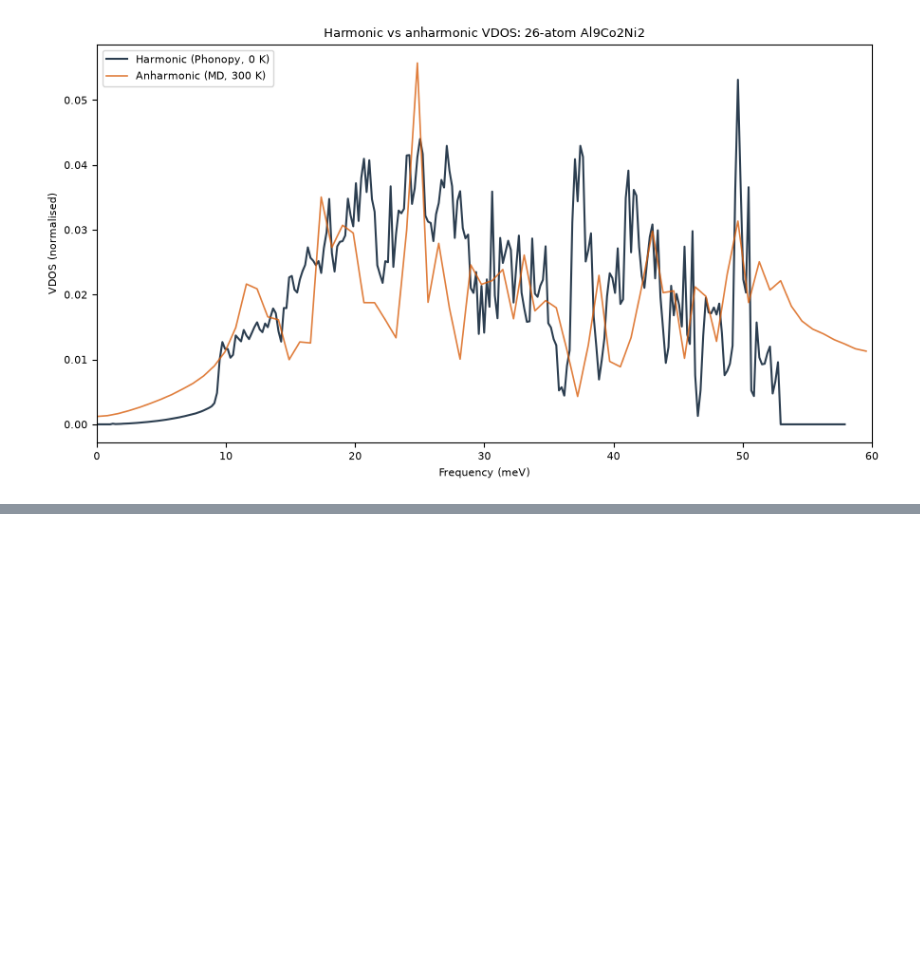
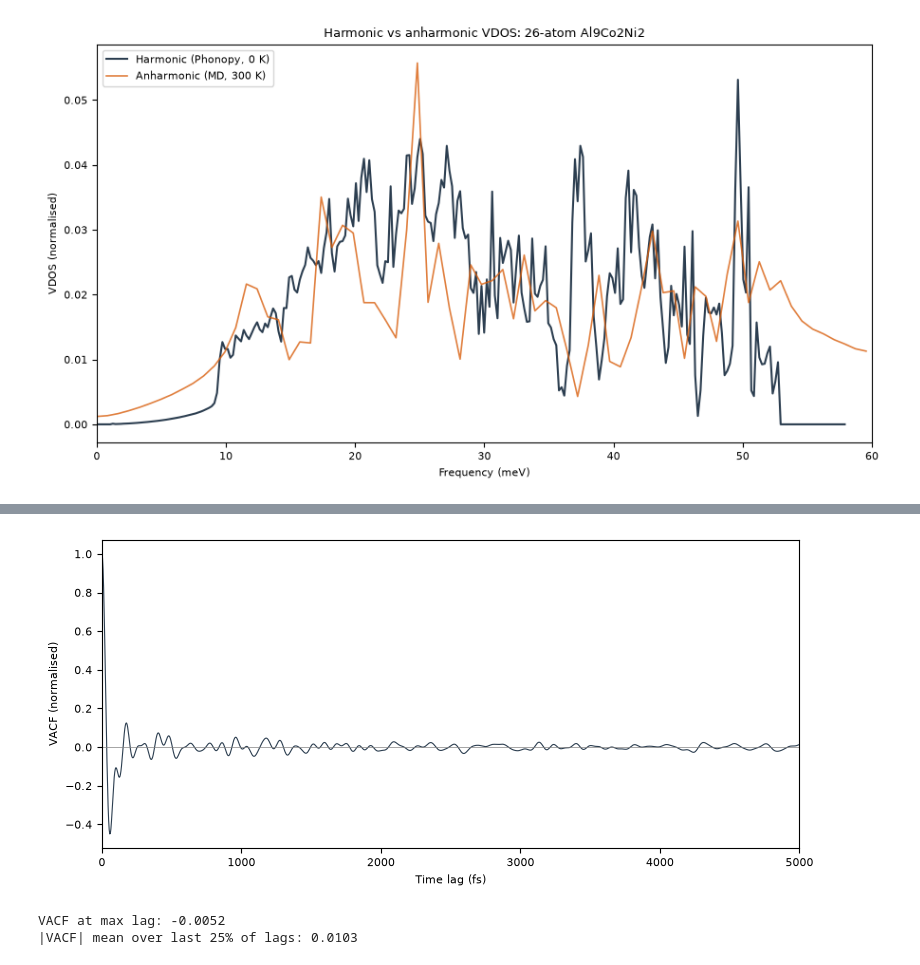
Before and after one commit to contactrameezraja/quasicrystal-mace, a Jupyter notebook: O2_MD..ipynb, the cells around one changed output, grey strips where cells are left out. Cells and saved outputs as stored; diff of their text form; code cells hidden in the pictures; blank space fills up the shorter version.

```diff
--- a/O2_MD..ipynb
+++ b/O2_MD..ipynb
@@ -202,0 +291,27 @@ plt.show()
+# %%
+from ase.md.verlet import VelocityVerlet
+import numpy as np, time
+
+dyn_v = VelocityVerlet(md_atoms, timestep)
+
+# short burn-in (already thermalised, but let it settle)
+print("NVE burn-in (1 ps)...")
+dyn_v.run(500)
+
+velocities = []
+energies = []
+sample_every = 2
+def record():
+    velocities.append(md_atoms.get_velocities().copy())
+    energies.append(md_atoms.get_total_energy())
+dyn_v.attach(record, interval=sample_every)
+
+print("NVE production storing velocities (10 ps)...")
+t0 = time.time()
+dyn_v.run(5000)
+print(f"Done in {time.time()-t0:.0f}s")
+
+velocities = np.array(velocities)
+energies = np.array(energies)
+print(f"Stored velocities: {velocities.shape}")
+print(f"Energy drift: {(energies.max()-energies.min())/len(md_atoms)*1000:.3f} meV/atom")
@@ -202,0 +547,21 @@ plt.show()
+# %%
+vacf = np.zeros(max_lag)
+for lag in range(max_lag):
+    dots = np.sum(velocities[:n_samples-lag] * velocities[lag:], axis=2) * masses[None, :]
+    vacf[lag] = dots.mean()
+vacf /= vacf[0]
+
+t_fs = np.arange(max_lag) * 4
+fig, ax = plt.subplots(figsize=(9,4))
+ax.plot(t_fs, vacf, lw=0.8, color="#2c3e50")
+ax.axhline(0, color="gray", lw=0.5)
+ax.set_xlabel("Time lag (fs)"); ax.set_ylabel("VACF (normalised)")
+ax.set_xlim(0, 5000)
+plt.show()
+
+print(f"VACF at max lag: {vacf[-1]:.4f}")
+print(f"|VACF| mean over last 25% of lags: {np.abs(vacf[int(0.75*max_lag):]).mean():.4f}")
+# %% [output]
+[figure, added]
+VACF at max lag: -0.0052
+|VACF| mean over last 25% of lags: 0.0103
```
Also changed, not shown: parts of 9 cells of this notebook, 3 other files.
